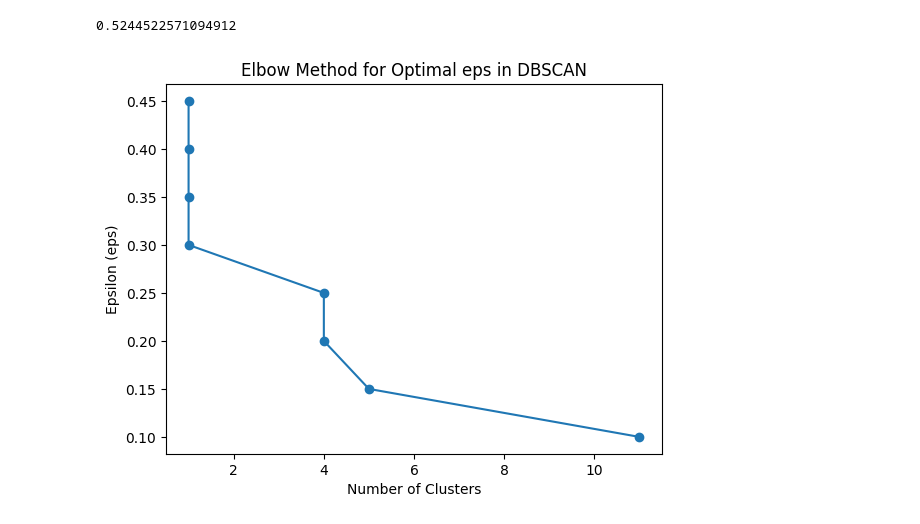
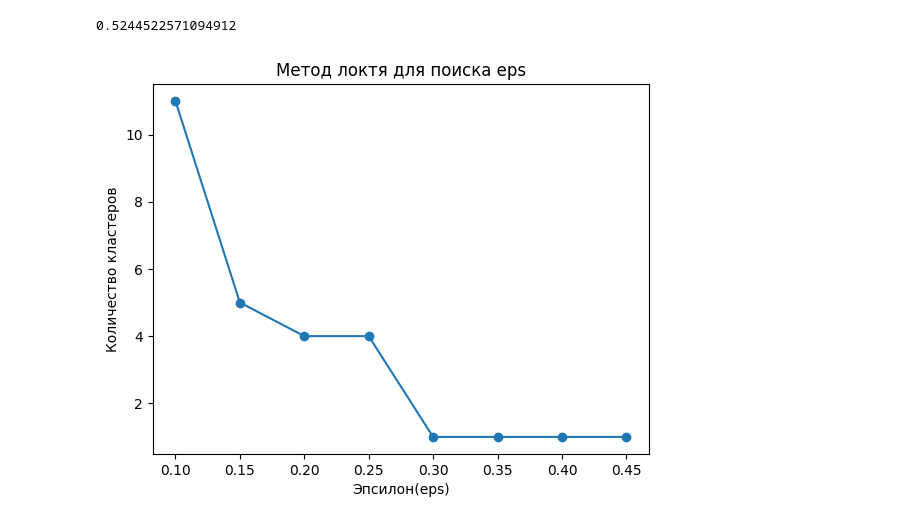
Before and after one commit to chernsvetl/ML_2024, a Jupyter notebook: DBSCAN.ipynb, the cells around one changed output. Drawn from its saved outputs; the diff is of its cells as text; code cells hidden in the pictures.

Commit message:
upd dbscan

```diff
--- a/DBSCAN.ipynb
+++ b/DBSCAN.ipynb
@@ -189,19 +189,19 @@ print(silhouette)
 # %%
 eps_values = np.arange(0.1, 0.5, 0.05)
 
 n_clusters = []
 
 for eps in eps_values:
     dbscan = DBSCAN(eps=eps, min_samples=10)
     dbscan.fit(X_scaled)
     labels = dbscan.labels_
 
     n_clusters.append(len(set(labels)) - (1 if -1 in labels else 0))
 
-plt.plot(n_clusters, eps_values, marker='o')
-plt.xlabel('Number of Clusters')
-plt.ylabel('Epsilon (eps)')
-plt.title('Elbow Method for Optimal eps in DBSCAN')
+plt.plot(eps_values, n_clusters, marker='o')
+plt.xlabel('Эпсилон(eps)')
+plt.ylabel('Количество кластеров')
+plt.title('Метод локтя для поиска eps')
 plt.show()
 # %% [output]
-[figure, old version]
+[figure, new version]
```
Also changed, not shown: parts of 1 cell of this notebook.
